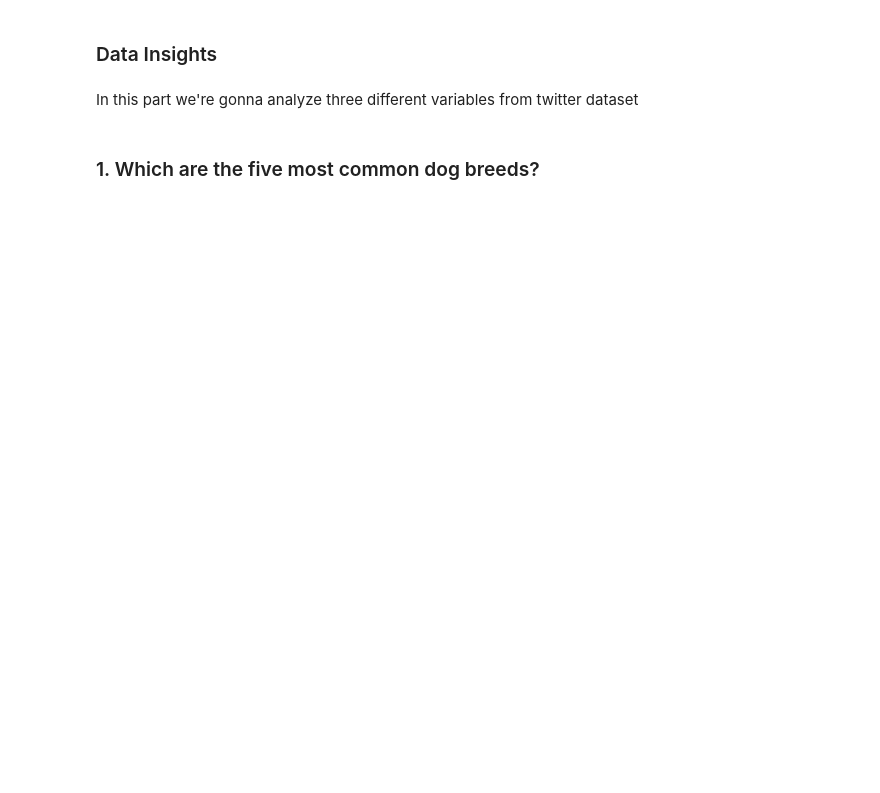
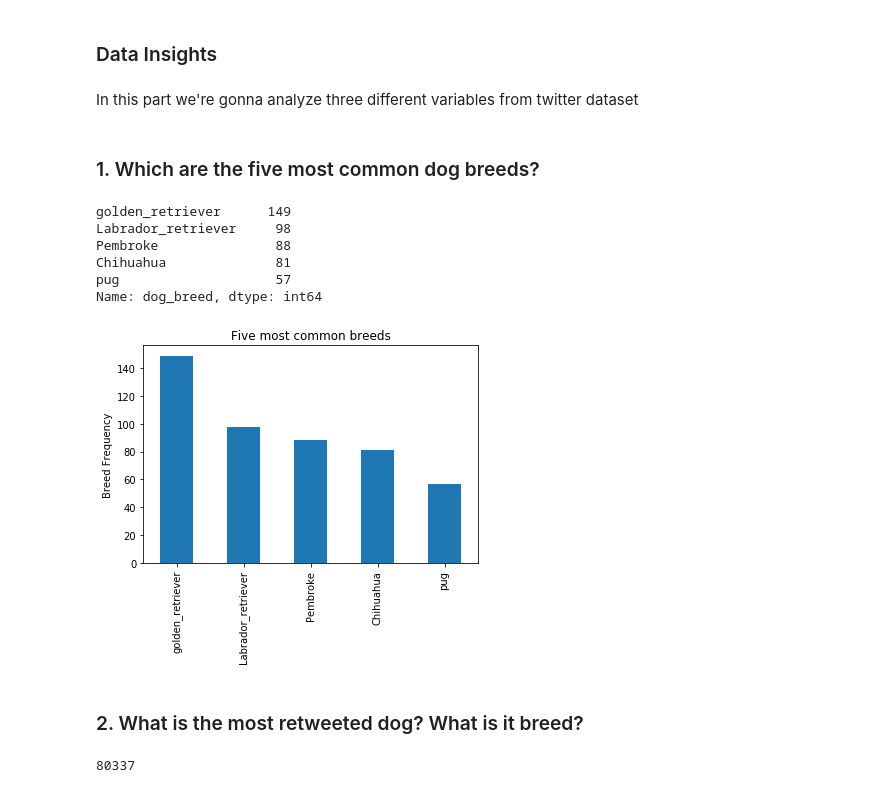
Before and after one commit to daniel-guarino/project04-wrangling-and-analyze-data, a Jupyter notebook: wrangle_act.ipynb, the cells around one changed output. Saved outputs shown, nothing was run; the diff lists cells and outputs as text; code cells hidden in the pictures; blank space fills up the shorter version.

Commit message:
Three Data Insights with visualization

```diff
--- a/wrangle_act.ipynb
+++ b/wrangle_act.ipynb
@@ -1134,3 +1167,24 @@ df_twitter.to_csv('twitter_archive/we_rate_dogs.csv', index = False)
 In this part we're gonna analyze three different variables from twitter dataset
 # %% [markdown]
 ### 1. Which are the five most common dog breeds? ###
+# %%
+df_twitter['dog_breed'].value_counts()[:5]
+# %% [output]
+golden_retriever      149
+Labrador_retriever     98
+Pembroke               88
+Chihuahua              81
+pug                    57
+Name: dog_breed, dtype: int64
+# %%
+df_twitter['dog_breed'].value_counts()[:5].plot(kind='bar')
+plt.title('Five most common breeds')
+plt.ylabel('Breed Frequency');
+# %% [output]
+[figure, added]
+# %% [markdown]
+### 2. What is the most retweeted dog? What is it breed? ###
+# %%
+df_twitter['retweets_count'].max()
+# %% [output]
+80337
```
Also changed, not shown: parts of 78 cells of this notebook.
